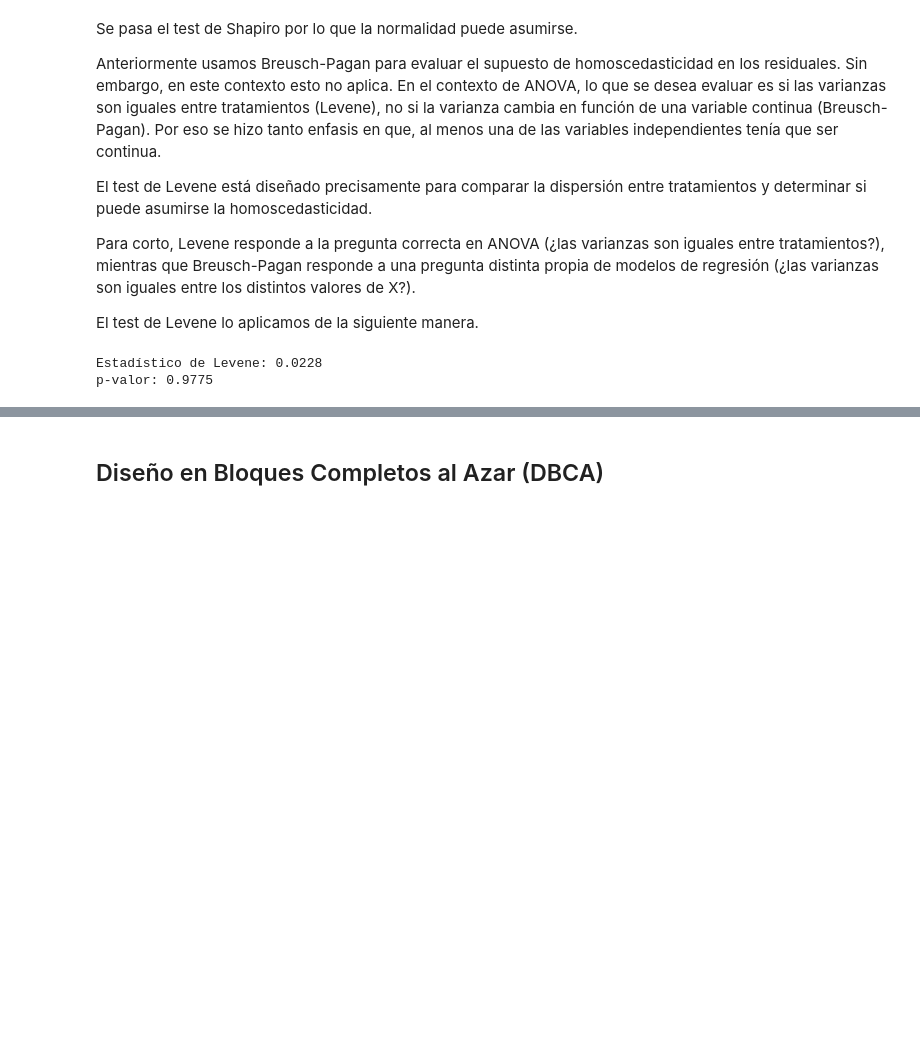
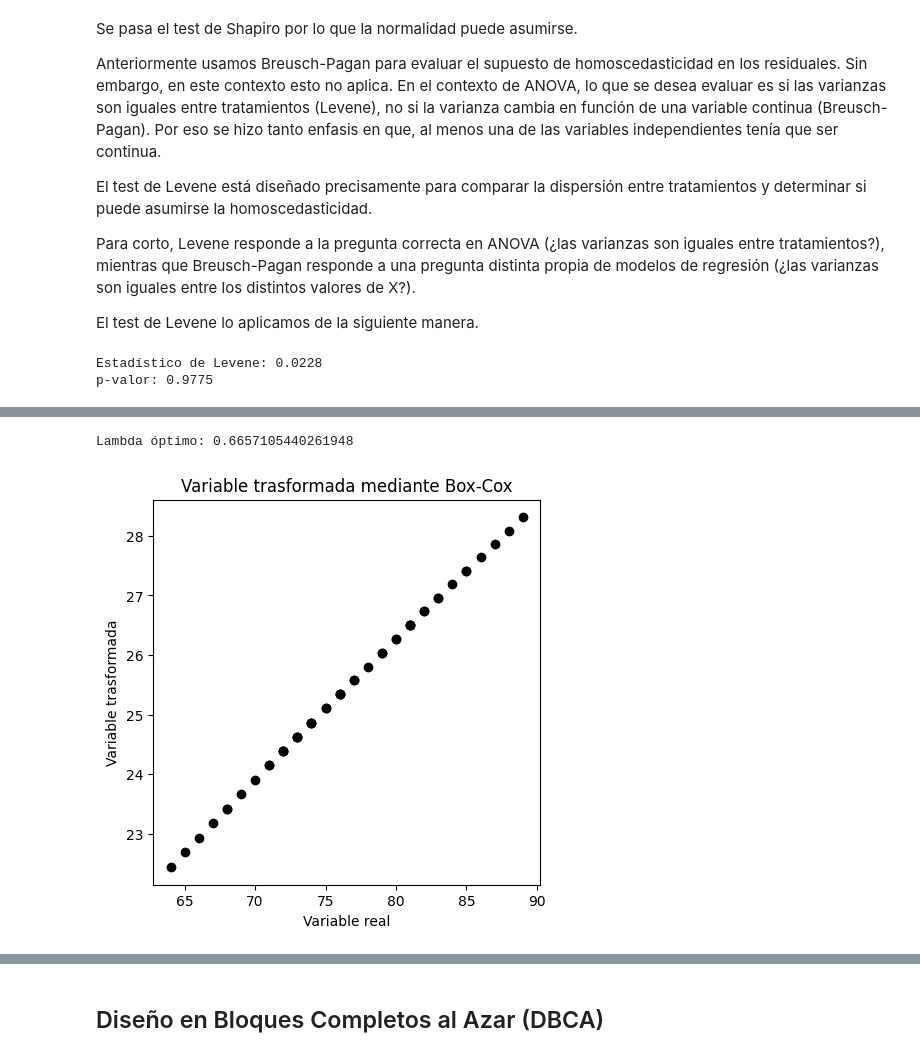
Before and after one commit to DrFaus/Estadistica2026B, a Jupyter notebook: DiseniosExperimentalesUnFactor.ipynb, the cells around one changed output, grey strips where cells are left out. Cells and saved outputs as stored; diff of their text form; code cells hidden in the pictures; blank space fills up the shorter version.

```diff
--- a/DiseniosExperimentalesUnFactor.ipynb
+++ b/DiseniosExperimentalesUnFactor.ipynb
@@ -526,0 +560,20 @@ No obstante, es importante señalar que los datos fueron obtenidos bajo un Dise
+# %%
+# Si no se cumple el supuesto de normalidad o el de homoscedasticidad
+from scipy.stats import boxcox
+import matplotlib.pyplot as plt
+
+# Transformación mediante el método box-cox
+# Solo funciona si Y > 0
+
+df["calificacion_boxcox"], lambda_opt = boxcox(df["calificacion"])
+print(f"Lambda óptimo: {lambda_opt}")
+
+plt.figure(figsize = (5, 5), dpi = 100)
+plt.scatter(df["calificacion"], df["calificacion_boxcox"], color = "black")
+plt.title("Variable trasformada mediante Box-Cox")
+plt.xlabel("Variable real")
+plt.ylabel("Variable trasformada")
+plt.show()
+# %% [output]
+Lambda óptimo: 0.6657105440261948
+[figure, added]
```
Also changed, not shown: parts of 21 cells of this notebook.
